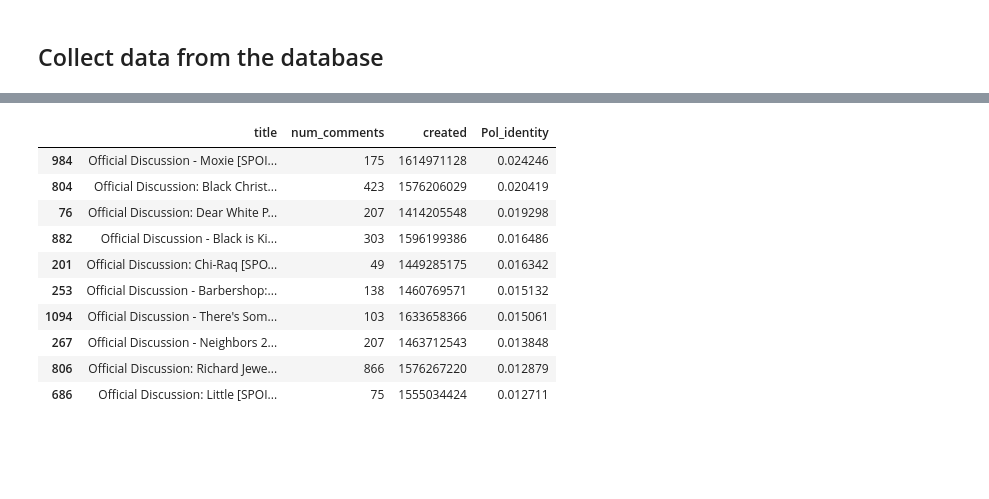
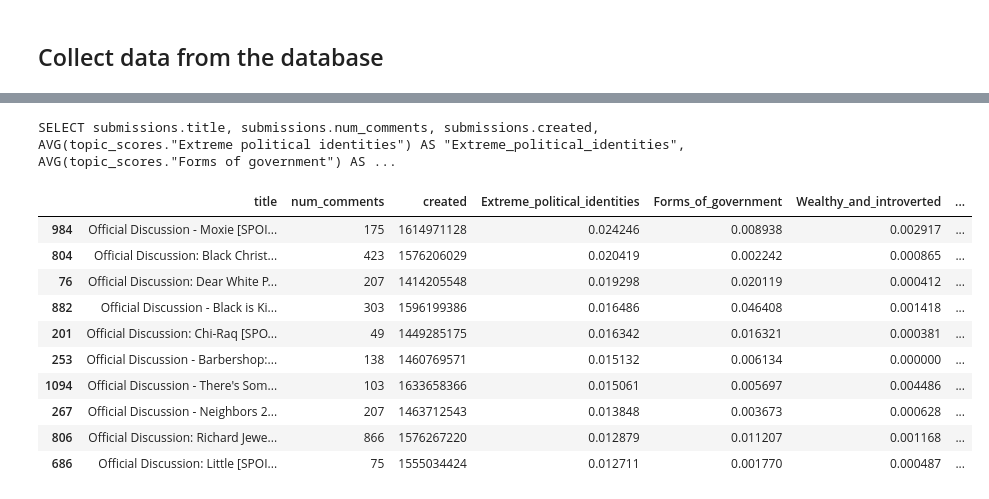
Before and after one commit to jarikstam/rmss_thesis, a Jupyter notebook: 4c_exploring_topics.ipynb, the cells around one changed output, grey strips where cells are left out. Drawn from its saved outputs; the diff is of its cells as text; code cells hidden in the pictures; blank space fills up the shorter version.

```diff
--- a/4c_exploring_topics.ipynb
+++ b/4c_exploring_topics.ipynb
@@ -83,0 +119,5 @@ with tqdm(total=len(atoms)) as pbar:
+# %%
+for i in range(0, len(mydictionary)):
+    most_sim = [j for j in currentmodel.wv.similar_by_vector(mydictionary[i],topn=25)]
+
+    topics.at[i,'Most similar tokens'] = most_sim
@@ -103,14 +155,31 @@ print(perf_counter()-t1_start)
+# %%
+sql = "SELECT submissions.title, submissions.num_comments, submissions.created, "
+
+for i in pol_names:
+    k = i.replace(' ', '_')
+    j = f' AVG(topic_scores."{i}") AS "{k}",'
+    sql = sql+j
+
+sql = sql[:-1] + " FROM comments INNER JOIN topic_scores ON comments.comment_id = topic_scores.comment_id INNER JOIN submissions ON comments.submission_id = submissions.submission_id GROUP BY submissions.submission_id;"
+
+print(sql)
+# %% [output]
+SELECT submissions.title, submissions.num_comments, submissions.created,  AVG(topic_scores."Extreme political identities") AS "Extreme_political_identities", AVG(topic_scores."Forms of government") AS ...
+# %%
+grouped = pd.read_sql(sql, conn)
+# %%
+grouped['date'] = pd.to_datetime(grouped['created'], unit='s') #.dt.date
 # %%
-grouped.sort_values('Pol_identity', ascending=False).head(10)
+grouped.sort_values('Extreme_political_identities', ascending=False).head(10)
 # %% [output]
-|  | title | num_comments | created | Pol_identity |
-| 984 | Official Discussion - Moxie [SPOI... | 175 | 1614971128 | 0.024246 |
-| 804 | Official Discussion: Black Christ... | 423 | 1576206029 | 0.020419 |
-| 76 | Official Discussion: Dear White P... | 207 | 1414205548 | 0.019298 |
-| 882 | Official Discussion - Black is Ki... | 303 | 1596199386 | 0.016486 |
-| 201 | Official Discussion: Chi-Raq [SPO... | 49 | 1449285175 | 0.016342 |
-| 253 | Official Discussion - Barbershop:... | 138 | 1460769571 | 0.015132 |
-| 1094 | Official Discussion - There's Som... | 103 | 1633658366 | 0.015061 |
-| 267 | Official Discussion - Neighbors 2... | 207 | 1463712543 | 0.013848 |
-| 806 | Official Discussion: Richard Jewe... | 866 | 1576267220 | 0.012879 |
-| 686 | Official Discussion: Little [SPOI... | 75 | 1555034424 | 0.012711 |
+|  | title | num_comments | created | Extreme_political_identities | Forms_of_government | Wealthy_and_introverted | ... |
+| 984 | Official Discussion - Moxie [SPOI... | 175 | 1614971128 | 0.024246 | 0.008938 | 0.002917 | ... |
+| 804 | Official Discussion: Black Christ... | 423 | 1576206029 | 0.020419 | 0.002242 | 0.000865 | ... |
+| 76 | Official Discussion: Dear White P... | 207 | 1414205548 | 0.019298 | 0.020119 | 0.000412 | ... |
+| 882 | Official Discussion - Black is Ki... | 303 | 1596199386 | 0.016486 | 0.046408 | 0.001418 | ... |
+| 201 | Official Discussion: Chi-Raq [SPO... | 49 | 1449285175 | 0.016342 | 0.016321 | 0.000381 | ... |
+| 253 | Official Discussion - Barbershop:... | 138 | 1460769571 | 0.015132 | 0.006134 | 0.000000 | ... |
+| 1094 | Official Discussion - There's Som... | 103 | 1633658366 | 0.015061 | 0.005697 | 0.004486 | ... |
+| 267 | Official Discussion - Neighbors 2... | 207 | 1463712543 | 0.013848 | 0.003673 | 0.000628 | ... |
+| 806 | Official Discussion: Richard Jewe... | 866 | 1576267220 | 0.012879 | 0.011207 | 0.001168 | ... |
+| 686 | Official Discussion: Little [SPOI... | 75 | 1555034424 | 0.012711 | 0.001770 | 0.000487 | ... |
```
Also changed, not shown: parts of 30 cells of this notebook, 5 other files.
